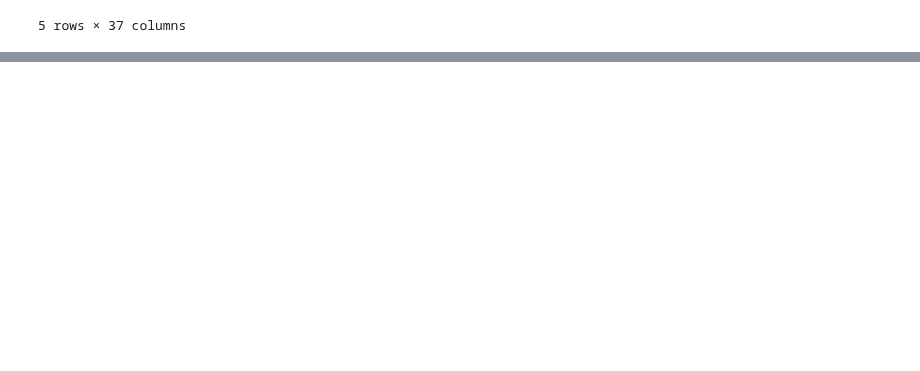
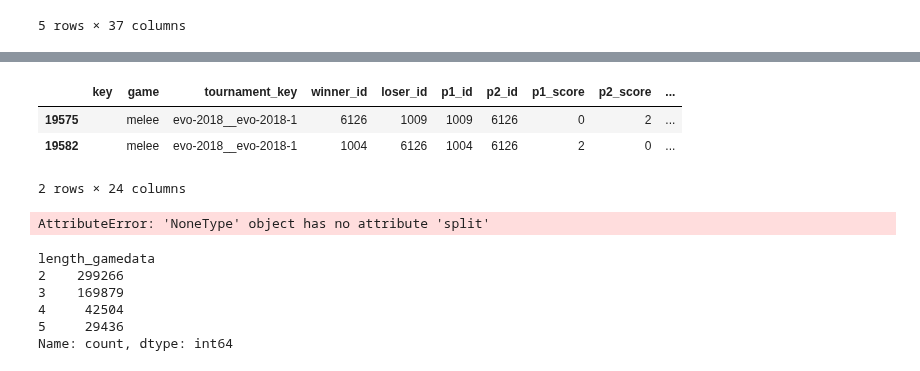
Before and after one commit to jjaw89/fall-2024-smash-melee-top-8-prediction, a Jupyter notebook: data_exploration/jaspar_rating_exploration.ipynb, the cells around one changed output, grey strips where cells are left out. Drawn from its saved outputs; the diff is of its cells as text; code cells hidden in the pictures; blank space fills up the shorter version.

```diff
--- a/data_exploration/jaspar_rating_exploration.ipynb
+++ b/data_exploration/jaspar_rating_exploration.ipynb
@@ -364,0 +372,50 @@ def get_alt2_rds_column(player_id, player_char, opponent_char, df=char_vs_char_p
+# %%
+sets_with_game_data_df.head(2)
+# %% [output]
+|  | key | game | tournament_key | winner_id | loser_id | p1_id | p2_id | p1_score | p2_score | ... |
+| 19575 |  | melee | evo-2018__evo-2018-1 | 6126 | 1009 | 1009 | 6126 | 0 | 2 | ... |
+| 19582 |  | melee | evo-2018__evo-2018-1 | 1004 | 6126 | 1004 | 6126 | 2 | 0 | ... |
+2 rows × 24 columns
+# %%
+tqdm.pandas()
+
+# Function to extract unique characters played by each player in each set
+def extract_characters(game_data, p1_id, p2_id):
+    p1_characters = set()
+    p2_characters = set()
+
+    for game in game_data:
+        winner_id = str(game['winner_id'])
+        loser_id = str(game['loser_id'])
+        if winner_id== p1_id:
+            p1_characters.add(game['winner_char'].split('/')[1])
+        elif loser_id == p1_id:
+            p1_characters.add(game['loser_char'].split('/')[1])
+
+        if winner_id == p2_id:
+            p2_characters.add(game['winner_char'].split('/')[1])
+        elif loser_id == p2_id:
+            p2_characters.add(game['loser_char'].split('/')[1])
+    # print(p1_characters)
+    # Convert sets to sorted lists for consistent ordering
+    return sorted(p1_characters), sorted(p2_characters)
+
+# Apply the function to each row in the DataFrame
+sets_with_game_data_df[['p1_characters', 'p2_characters']] = sets_with_game_data_df.progress_apply(
+    lambda row: pd.Series(extract_characters(row['game_data'], row['p1_id'], row['p2_id'])),
+    axis=1
+)
+
+# Display the first few rows to verify
+sets_with_game_data_df[['p1_characters', 'p2_characters']].info()
+# %% [output]
+AttributeError: 'NoneType' object has no attribute 'split'
+# %%
+sets_with_game_data_df['length_gamedata'].value_counts()
+# %% [output]
+length_gamedata
+2    299266
+3    169879
+4     42504
+5     29436
+Name: count, dtype: int64
```
Also changed, not shown: parts of 21 cells of this notebook.
